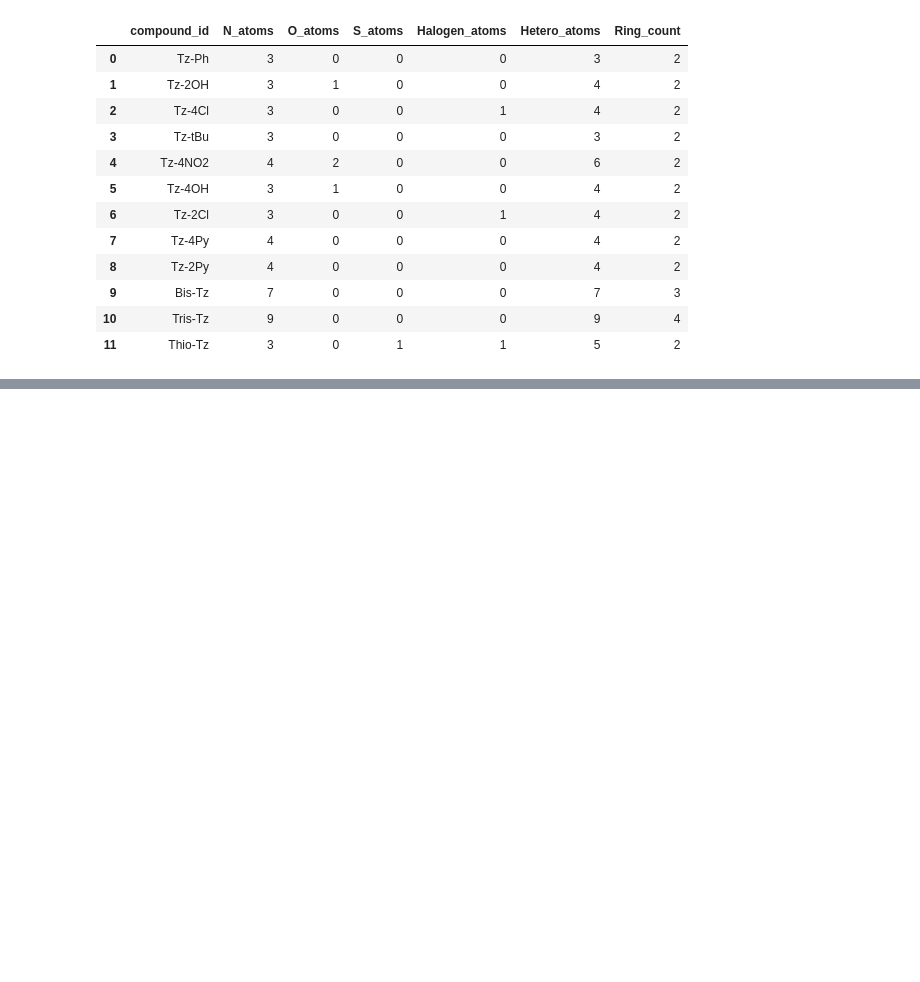
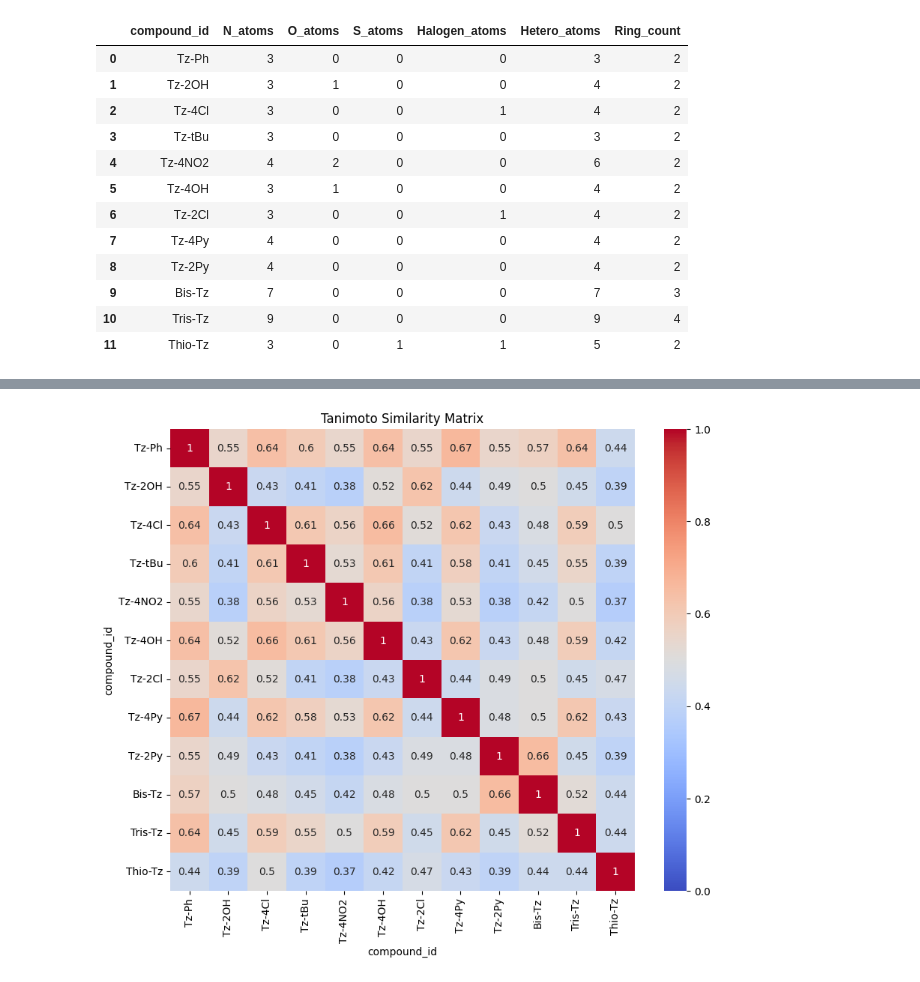
Before and after one commit to joyboy-gr5/triazine-cheminformatics, a Jupyter notebook: notebooks/01_experimental_compounds.ipynb, the cells around one changed output, grey strips where cells are left out. Cells and saved outputs as stored; diff of their text form; code cells hidden in the pictures; blank space fills up the shorter version.

```diff
--- a/notebooks/01_experimental_compounds.ipynb
+++ b/notebooks/01_experimental_compounds.ipynb
@@ -171,0 +178,43 @@ descriptor_df[["compound_id","N_atoms","O_atoms","S_atoms","Halogen_atoms","Hete
+# %%
+from rdkit.DataStructs import TanimotoSimilarity
+from rdkit.Chem import rdFingerprintGenerator
+
+mols = [Chem.MolFromSmiles(s) for s in descriptor_df["smiles"]]
+
+morgan = rdFingerprintGenerator.GetMorganGenerator(
+    radius=2,
+    fpSize=2048
+)
+
+fps = [morgan.GetFingerprint(mol) for mol in mols]
+
+
+mat = []
+
+for i in fps:
+    row = []
+    for j in fps:
+        row.append(TanimotoSimilarity(i, j))
+    mat.append(row)
+
+sim_df = pd.DataFrame(
+    mat,
+    index=descriptor_df["compound_id"],
+    columns=descriptor_df["compound_id"]
+)
+# %%
+import matplotlib.pyplot as plt
+import seaborn as sns
+
+plt.figure(figsize=(10,8))
+sns.heatmap(sim_df,
+            annot=True,
+            cmap="coolwarm",
+            vmin=0,
+            vmax=1,
+            center=0.5,)
+
+plt.title("Tanimoto Similarity Matrix")
+plt.show()
+# %% [output]
+[figure, added]
```
Also changed, not shown: parts of 8 cells of this notebook, 54 other files.
